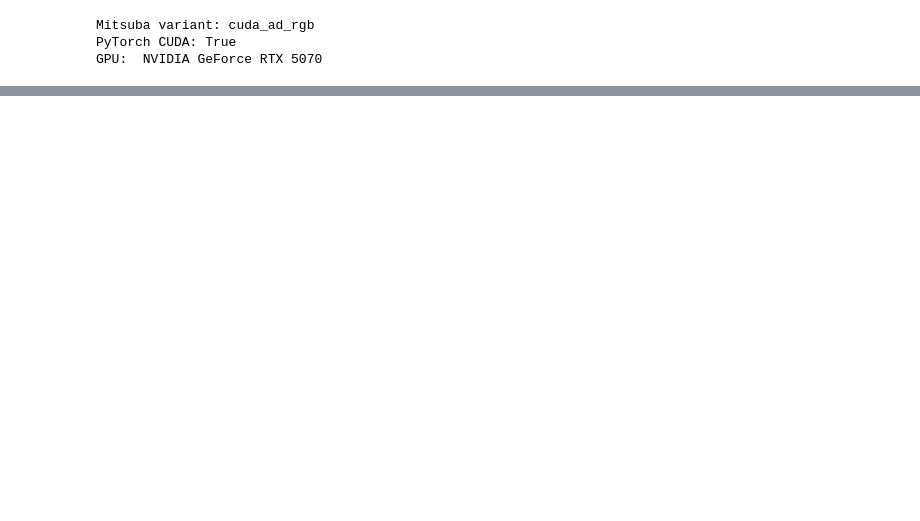
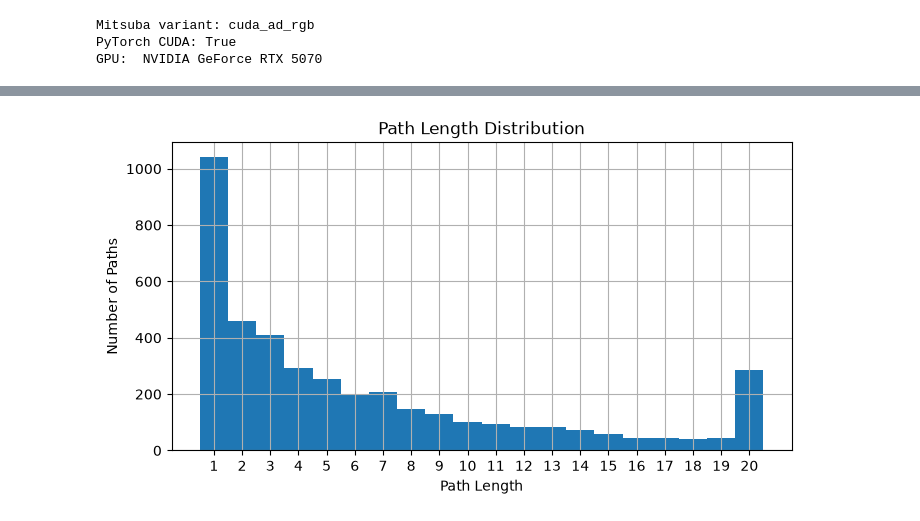
Before and after one commit to gusrlLee/nlt, a Jupyter notebook: script.ipynb, the cells around one changed output, grey strips where cells are left out. Drawn from its saved outputs; the diff is of its cells as text; code cells hidden in the pictures; blank space fills up the shorter version.

```diff
--- a/script.ipynb
+++ b/script.ipynb
@@ -18,8 +18,8 @@ GPU:  NVIDIA GeForce RTX 5070
 class DataPathTracer(mi.SamplingIntegrator):
     def __init__(self, props):
         super().__init__(props)
-        self.max_depth = 10
-        self.rr_depth = 5
+        self.max_depth = 20
+        self.rr_depth = 100
 
     def mis_weight(self, pdf_a, pdf_b):
         a2 = pdf_a * pdf_a
@@ -320,3 +320,15 @@ class DataPathTracer(mi.SamplingIntegrator):
             )
 
         return dr.select(valid_ray, L, 0.0), valid_ray, []
+# %%
+SCENE_PATH = "assets/cornell-box/scene.xml"
+
+scene = mi.load_file(SCENE_PATH)
+sensor = scene.sensors()[0]
+
+NUM_SAMPLES = 4096
+SEED = 42
+
+print("Scene       :", SCENE_PATH)
+print("Num samples :", NUM_SAMPLES)
+print("Seed        :", SEED)
@@ -322,0 +428,48 @@ class DataPathTracer(mi.SamplingIntegrator):
+# %%
+# --------------------------------------------------
+# Cell: Analyze path length distribution
+# --------------------------------------------------
+
+valid_per_depth = []
+
+for record in records:
+    mask = np.array(record["valid_hit"], copy=False)
+    valid_per_depth.append(mask.astype(np.int32))
+
+valid_per_depth = np.stack(valid_per_depth, axis=1)
+
+# [NUM_SAMPLES, MAX_DEPTH]
+path_lengths = valid_per_depth.sum(axis=1)
+
+print("Path length statistics")
+print("----------------------")
+print("Number of paths :", len(path_lengths))
+print("Mean length     :", path_lengths.mean())
+print("Min length      :", path_lengths.min())
+print("Max length      :", path_lengths.max())
+
+print("\nLength distribution")
+print("----------------------")
+
+for length in range(1, tracer.max_depth + 1):
+    count = np.sum(path_lengths == length)
+
+    print(
+        f"Length {length:2d} : "
+        f"{count:4d} "
+        f"({100.0 * count / NUM_SAMPLES:5.2f}%)"
+    )
+
+plt.figure(figsize=(8, 4))
+plt.hist(
+    path_lengths,
+    bins=np.arange(0.5, tracer.max_depth + 1.5, 1)
+)
+
+plt.xlabel("Path Length")
+plt.ylabel("Number of Paths")
+plt.title("Path Length Distribution")
+plt.xticks(range(1, tracer.max_depth + 1))
+plt.grid(True)
+plt.show()
+# %% [output]
@@ -322,0 +493 @@ class DataPathTracer(mi.SamplingIntegrator):
+[figure, added]
```
Also changed, not shown: parts of 7 cells of this notebook.
